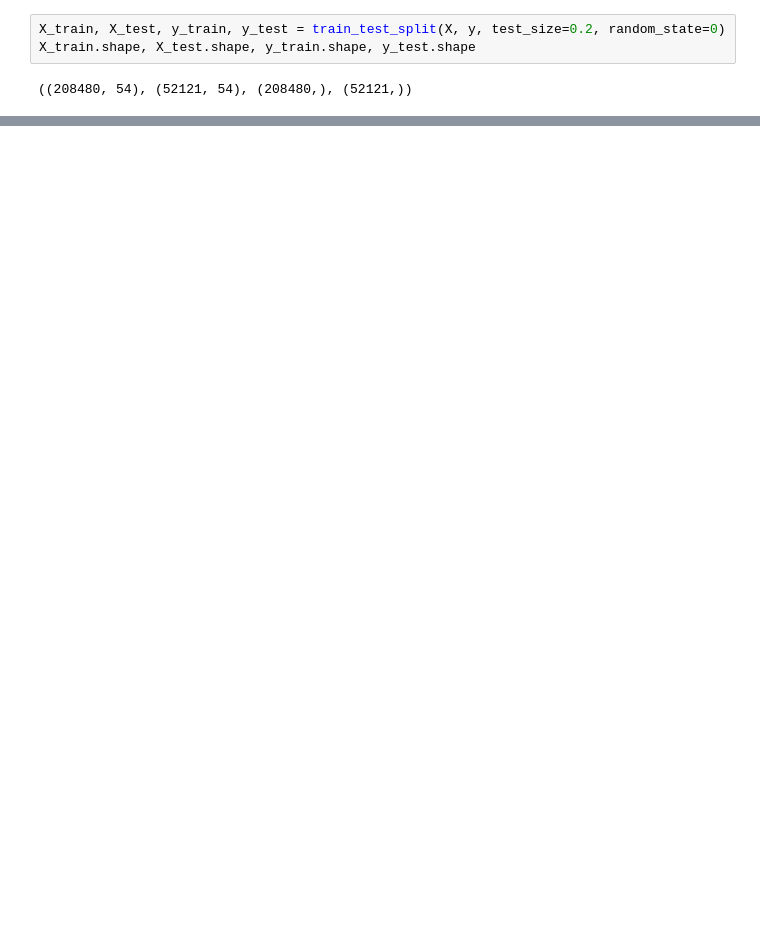
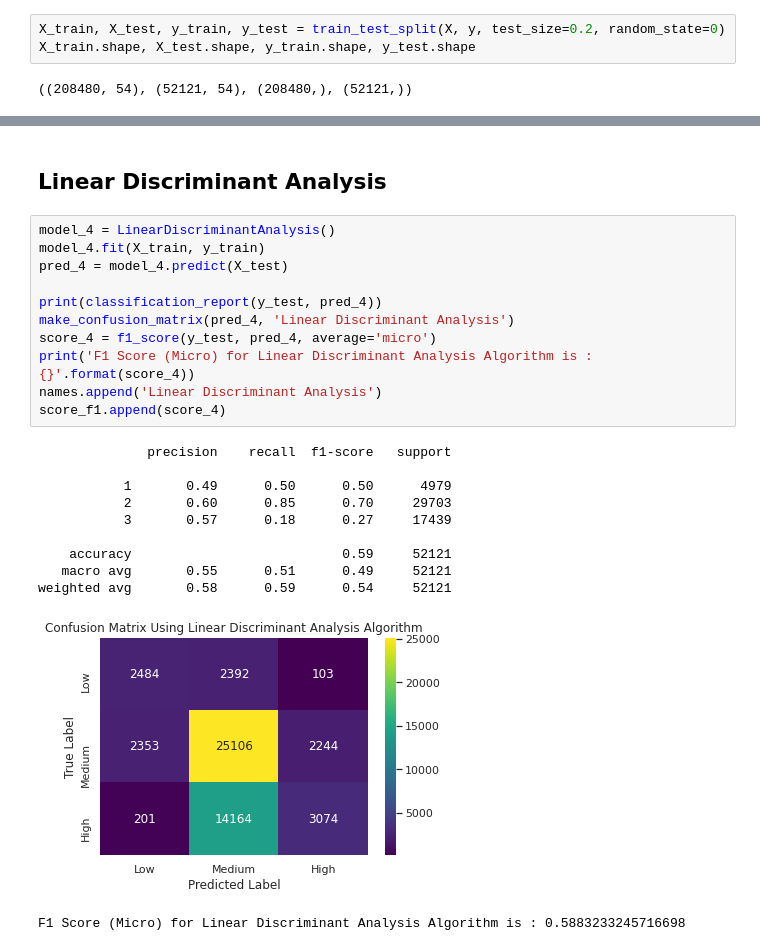
Before and after one commit to ReynaraEzra/Richter-Earthquake-Prediction, a Jupyter notebook: Richter_Prediction_Part2.ipynb, the cells around one changed output, grey strips where cells are left out. Drawn from its saved outputs; the diff is of its cells as text; blank space fills up the shorter version.

```diff
--- a/Richter_Prediction_Part2.ipynb
+++ b/Richter_Prediction_Part2.ipynb
@@ -428,0 +393,25 @@ col
+# %% [markdown]
+## **Linear Discriminant Analysis**
+# %%
+model_4 = LinearDiscriminantAnalysis()
+model_4.fit(X_train, y_train)
+pred_4 = model_4.predict(X_test)
+
+print(classification_report(y_test, pred_4))
+make_confusion_matrix(pred_4, 'Linear Discriminant Analysis')
+score_4 = f1_score(y_test, pred_4, average='micro')
+print('F1 Score (Micro) for Linear Discriminant Analysis Algorithm is : {}'.format(score_4))
+names.append('Linear Discriminant Analysis')
+score_f1.append(score_4)
+# %% [output]
+              precision    recall  f1-score   support
+
+           1       0.49      0.50      0.50      4979
+           2       0.60      0.85      0.70     29703
+           3       0.57      0.18      0.27     17439
+
+    accuracy                           0.59     52121
+   macro avg       0.55      0.51      0.49     52121
+weighted avg       0.58      0.59      0.54     52121
+[figure, added]
+F1 Score (Micro) for Linear Discriminant Analysis Algorithm is : 0.5883233245716698
```
Also changed, not shown: parts of 38 cells of this notebook.
